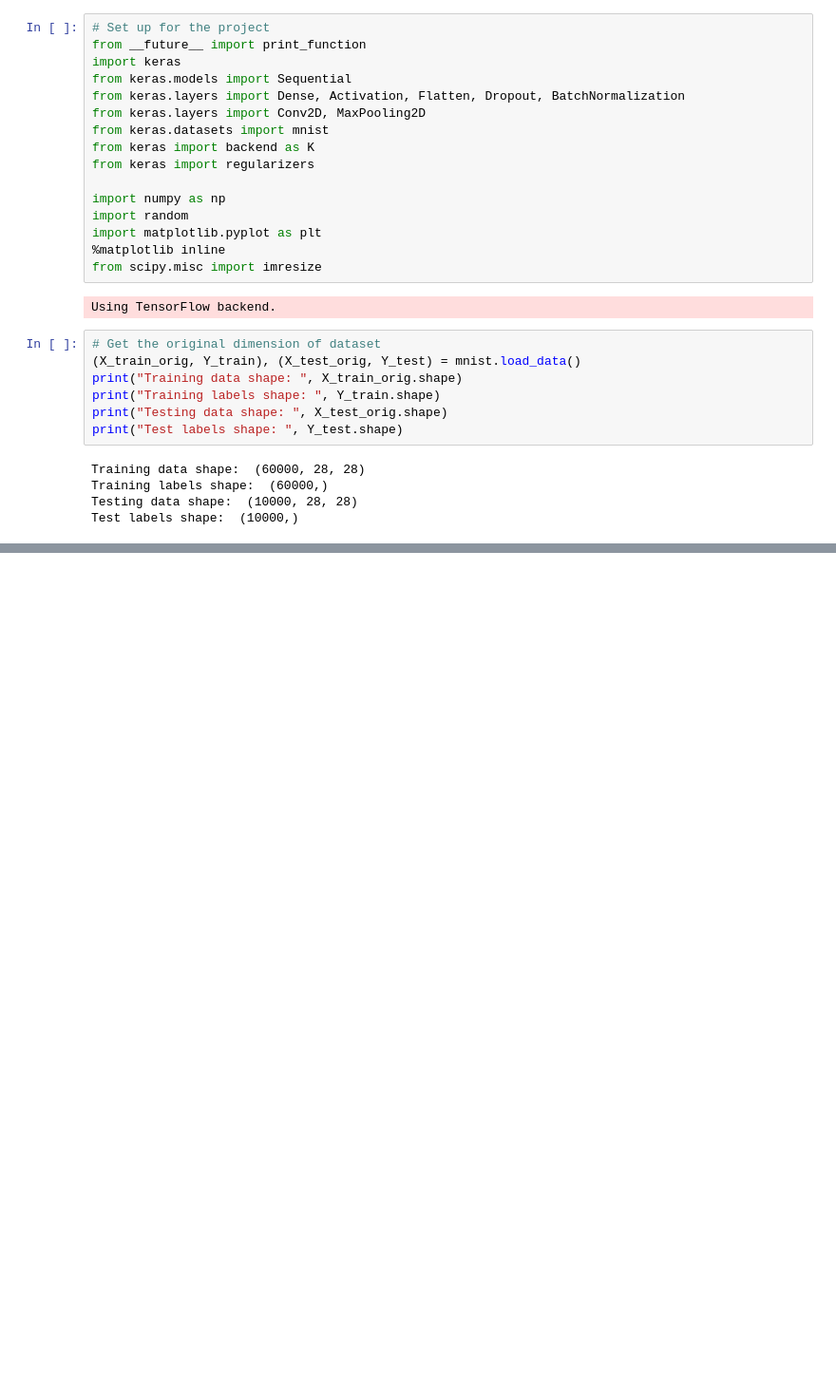
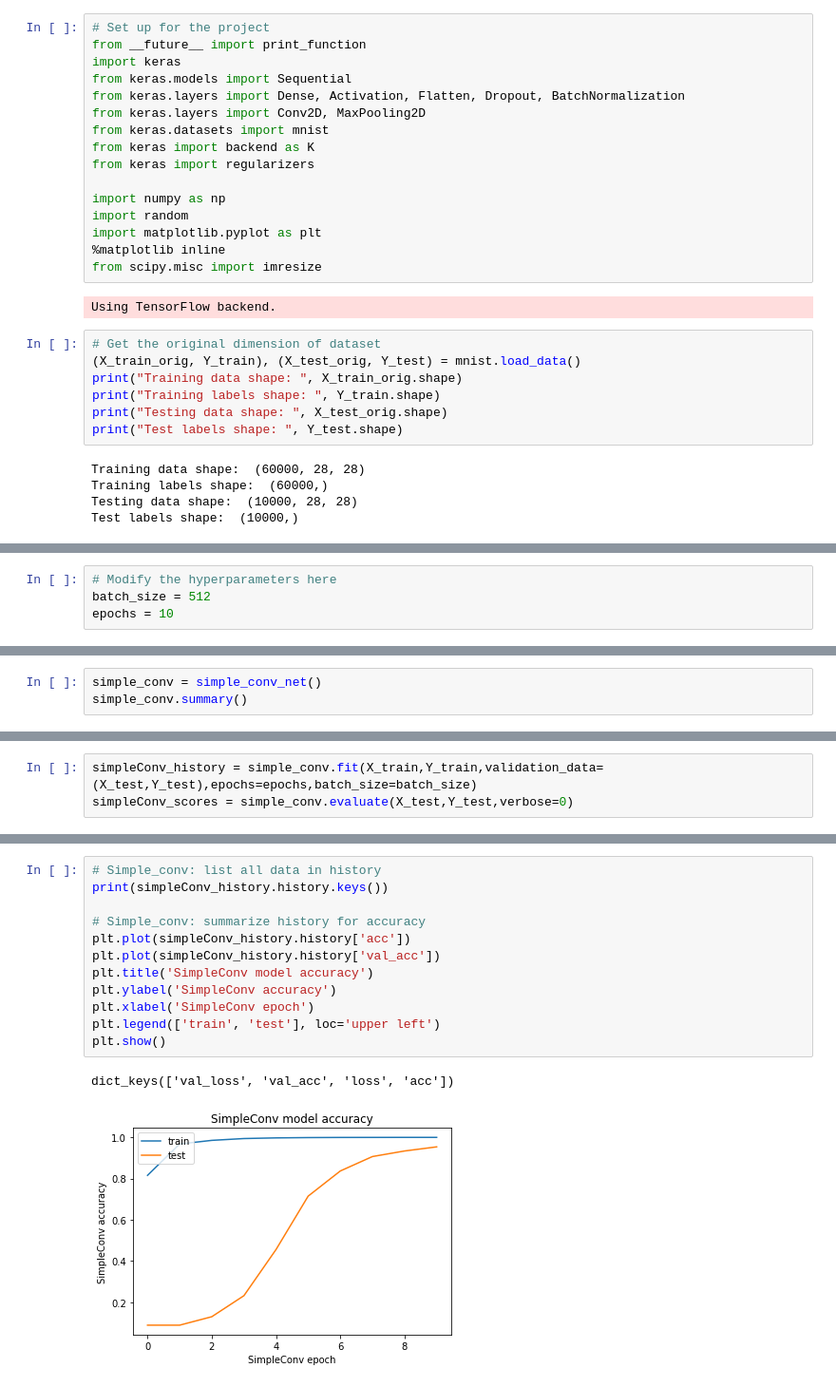
Before and after one commit to MichaelYxWang/Stanford_CS231N, a Jupyter notebook: uw-cs489-a5/VGG_MNIST.ipynb, the cells around one changed output, grey strips where cells are left out. Shown: that part at 95% size. Cells and saved outputs as stored; diff of their text form; blank space fills up the shorter version.

Commit message:
Model Comparison

```diff
--- a/uw-cs489-a5/VGG_MNIST.ipynb
+++ b/uw-cs489-a5/VGG_MNIST.ipynb
@@ -139 +140,5 @@ Test labels shape:  (10000, 10)
 Input shape:  (32, 32, 1)
+# %%
+# Modify the hyperparameters here
+batch_size = 512
+epochs = 10
@@ -240,0 +244,3 @@ _________________________________________________________________
+# %%
+simple_conv = simple_conv_net()
+simple_conv.summary()
@@ -256,0 +290,3 @@ Epoch 5/5
+# %%
+simpleConv_history = simple_conv.fit(X_train,Y_train,validation_data=(X_test,Y_test),epochs=epochs,batch_size=batch_size)
+simpleConv_scores = simple_conv.evaluate(X_test,Y_test,verbose=0)
@@ -256,0 +311,15 @@ Epoch 5/5
+# %%
+# Simple_conv: list all data in history
+print(simpleConv_history.history.keys())
+
+# Simple_conv: summarize history for accuracy
+plt.plot(simpleConv_history.history['acc'])
+plt.plot(simpleConv_history.history['val_acc'])
+plt.title('SimpleConv model accuracy')
+plt.ylabel('SimpleConv accuracy')
+plt.xlabel('SimpleConv epoch')
+plt.legend(['train', 'test'], loc='upper left')
+plt.show()
+# %% [output]
+dict_keys(['val_loss', 'val_acc', 'loss', 'acc'])
+[figure, added]
```
Also changed, not shown: parts of 15 cells of this notebook, 10 other files.
